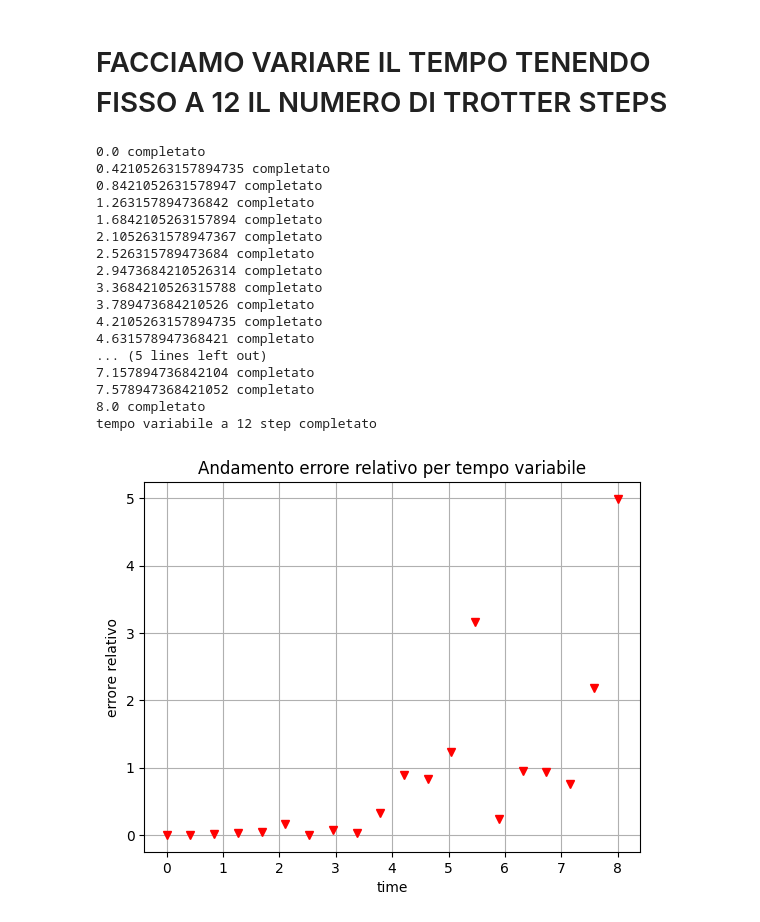
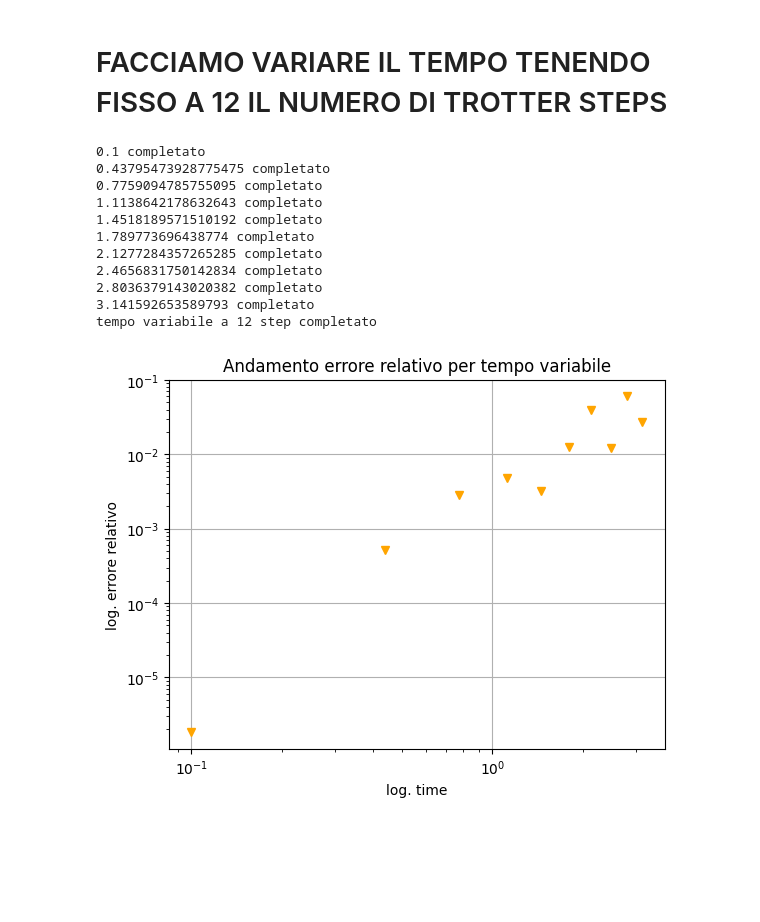
Before and after one commit to qismib/TETrIs, a Jupyter notebook: notebooks/errors/errors.ipynb, the cells around one changed output. Drawn from its saved outputs; the diff is of its cells as text; code cells hidden in the pictures; blank space fills up the shorter version.

```diff
--- a/notebooks/errors/errors.ipynb
+++ b/notebooks/errors/errors.ipynb
@@ -108,12 +100,12 @@ prj_one = SparsePauliOp.from_list([("I", 1/2), ("Z", -1/2)])
 prj = prj_one ^ prj_one ^ prj_zero
 
 
-trott_space = np.linspace(1, 20, 10)
+trott_space = np.linspace(1, 15, 5)
 # %%
 #facciamo andare il circuito con 12 trotter step senza error mitigation
 value_fixedtime = []
 
-pm = generate_preset_pass_manager(optimization_level=3, backend=fake_backend)
+pm = generate_preset_pass_manager(optimization_level=0)
 
 for trotter_steps in trott_space:
     qc = QuantumCircuit(3)
@@ -121,12 +113,12 @@ for trotter_steps in trott_space:
     qc.x(1)
     qc.x(2)
 
-    trott_steps = Heisenberg_Trotter(num_spins=3,trotter_steps=trotter_steps,t=t)
+    trott_steps = Heisenberg_Trotter(num_spins=3,trotter_steps=trotter_steps,t=1.5)
     qc = qc.compose(trott_steps)
 
     isa_circuit = pm.run(qc)
     isa_observable = prj.apply_layout(isa_circuit.layout)
-    estimator       = BackendEstimator(backend=fake_backend)
+    estimator       = StatevectorEstimator()
     trotter_result = estimator.run([(isa_circuit, isa_observable)]).result()
     trotter_value = trotter_result[0].data.evs
     approx_value = trotter_value.mean().real
@@ -153,10 +145,10 @@ plt.show()
 # %% [markdown]
 # FACCIAMO VARIARE IL TEMPO TENENDO FISSO A 12 IL NUMERO DI TROTTER STEPS
 # %%
-t_space = np.linspace(0, 8, 20)
+t_space = np.linspace(0.1, np.pi, 10)
 # %%
 value_fixedtrotter = []
-time_pm = generate_preset_pass_manager(optimization_level=3)
+#time_pm = generate_preset_pass_manager(optimization_level=0)
 
 for t in t_space:
     qc = QuantumCircuit(3)
@@ -167,47 +159,41 @@ for t in t_space:
     trott_steps = Heisenberg_Trotter(num_spins=3,trotter_steps=12,t=t)
     qc = qc.compose(trott_steps)
 
-    isa_circuit = time_pm.run(qc)
-    isa_observable = prj.apply_layout(isa_circuit.layout)
     exact_estimator = StatevectorEstimator()
-    trotter_result = exact_estimator.run([(isa_circuit, isa_observable)]).result()
+    trotter_result = exact_estimator.run([(qc, prj)]).result()
     trotter_value = trotter_result[0].data.evs
     approx_value = trotter_value.mean().real
 
     exact_value = [np.abs((initial_state @ U_Heis(3,float(t)) @ initial_state))**2]
-    delta = np.abs(exact_value - approx_value)/(exact_value)
+    delta = np.abs(exact_value - approx_value)
     value_fixedtrotter.append(delta)
 
     print(str(t) + " completato" )
 
 print("tempo variabile a 12 step completato")
 # %% [output]
-0.0 completato
-0.42105263157894735 completato
-0.8421052631578947 completato
-1.263157894736842 completato
-1.6842105263157894 completato
-2.1052631578947367 completato
-2.526315789473684 completato
-2.9473684210526314 completato
-3.3684210526315788 completato
-3.789473684210526 completato
-4.2105263157894735 completato
-4.631578947368421 completato
-... (5 lines left out)
-7.157894736842104 completato
-7.578947368421052 completato
-8.0 completato
+0.1 completato
+0.43795473928775475 completato
+0.7759094785755095 completato
+1.1138642178632643 completato
+1.4518189571510192 completato
+1.789773696438774 completato
+2.1277284357265285 completato
+2.4656831750142834 completato
+2.8036379143020382 completato
+3.141592653589793 completato
 tempo variabile a 12 step completato
 # %%
-plt.plot(t_space, value_fixedtrotter,'v', color="red", )
+plt.plot(t_space, value_fixedtrotter,'v', color="orange", )
 
-plt.xlabel('time')
-plt.ylabel(r'errore relativo')
+plt.xlabel('log. time')
+plt.xscale("log")
+plt.yscale("log")
+plt.ylabel(r'log. errore relativo')
 plt.title(r'Andamento errore relativo per tempo variabile')
 
 plt.grid()
 plt.savefig('../../png/errors/time.png')
 plt.show()
 # %% [output]
-[figure, old version]
+[figure, new version]
```
Also changed, not shown: parts of 2 cells of this notebook, 7 other files.
